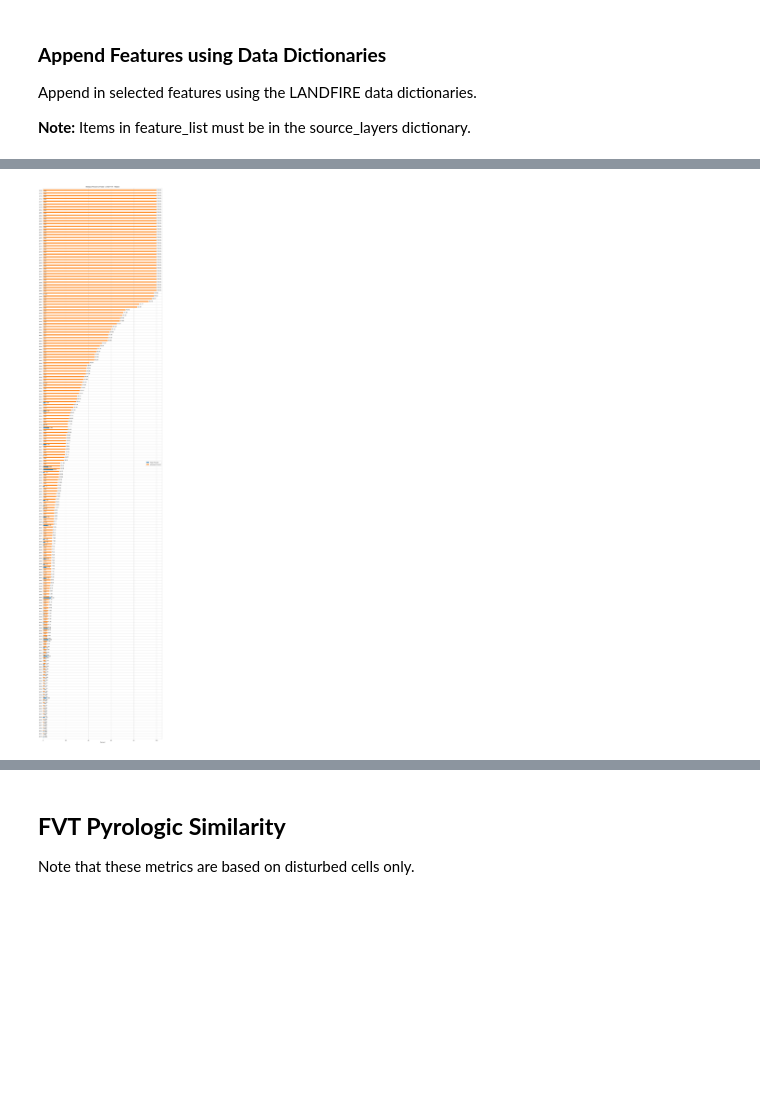
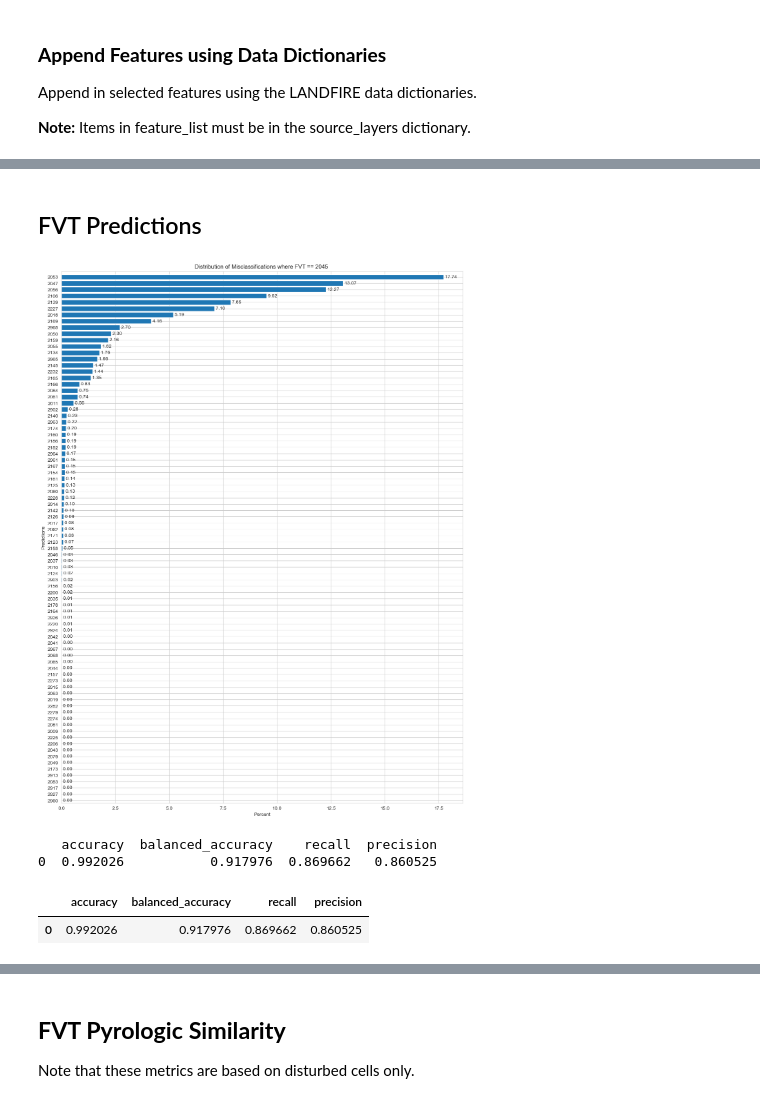
Before and after one commit to PatrickMcCornack/PNNL_Wildfire, a Jupyter notebook: fuels_attributes_raster_eval.ipynb, the cells around one changed output, grey strips where cells are left out. Cells and saved outputs as stored; diff of their text form; code cells hidden in the pictures; blank space fills up the shorter version.

```diff
--- a/fuels_attributes_raster_eval.ipynb
+++ b/fuels_attributes_raster_eval.ipynb
@@ -257,0 +310,26 @@ __Note:__ Items in feature_list must be in the source_layers dictionary.
+# %%
+def filter_df(df, dataset):
+    # Remove observations with -9999/-1111 in any field
+    df = df.loc[~df.isin([-1111, -9999, -32768]).any(axis=1)]
+
+    if dataset != 'F40':
+        # Filter out points that weren't disturbed
+        df = df.loc[df['LF22_FDST'] != 0]
+
+        if dataset == 'FVT':
+            # Filter out agricultural and developed points
+            developed_fvt = list(range(20,33)) + list(range(2901,2906))
+            ag_fvt = [80, 81, 82] + list(range(2960, 2971))
+            filter = developed_fvt + ag_fvt
+
+        elif dataset == 'FVC' or dataset == 'FVH':
+            # Filter out agricultural and developed classes
+            filter = list(range(20, 70)) + list(range(80, 86))
+
+    else:  # F40 - don't filter undisturbed
+        filter = [91, 93]  # Nonburnable F40 Classes
+
+    # Drop points specified in 'filter'
+    df = df.loc[~df['Original'].isin(filter)]
+
+    return df
@@ -333,17 +380,25 @@ plot_comparison_distribution(df_dict=df_dict, group_var='Original', metric=metri
-# %%
-# Subset to misclassified observations
-misclass = df.loc[~(df['Original'] == df['Predictions'])]
-
-# Subset the full dataset to only include FVT classes in the misclassed data
-total = df.loc[df['Original'].isin(misclass['Original'].unique())]
-
-# Create a dictionary of the above dataset to pass to the plotting function
-df_dict = {'total' : total,
-           'misclass' : misclass}
-
-# Plot the data
-metric = 'Percent'
-title = "Miclass Percent of Total - LF22 FVT - Raster"
-plot_percent_total(df_dict=df_dict, group_var='Original', metric=metric, title=title, figsize=(15, 70))
-# %% [output]
-[figure, removed]
+# %% [markdown]
+## FVT Predictions
+# %%
+# Read in rasters
+df = read_rasters(lf_raster_fpath=LF_raster_dict['LF22_FVT'],
+                  pred_raster_fpath=pred_raster_dict['LF22_Pred_FVT'],
+                  fdst_fpath=LF_raster_dict['LF22_FDST']
+                  )
+
+# Process the data
+df = filter_df(df, dataset='FVT')
+# %%
+subset = df.loc[df['Original'] != df['Predictions']]
+subset = subset.loc[subset['Original'] == 2045]
+plot_distribution(subset, group_var='Predictions', figsize=(15, 20), metric='Percent', title="Distribution of Misclassifications where FVT == 2045 ")
+# %% [output]
+[figure, added]
+# %%
+# Get accuracy metrics
+run_statistics(df)
+# %% [output]
+   accuracy  balanced_accuracy    recall  precision
+0  0.992026           0.917976  0.869662   0.860525
+|  | accuracy | balanced_accuracy | recall | precision |
+| 0 | 0.992026 | 0.917976 | 0.869662 | 0.860525 |
```
Also changed, not shown: parts of 63 cells of this notebook.
